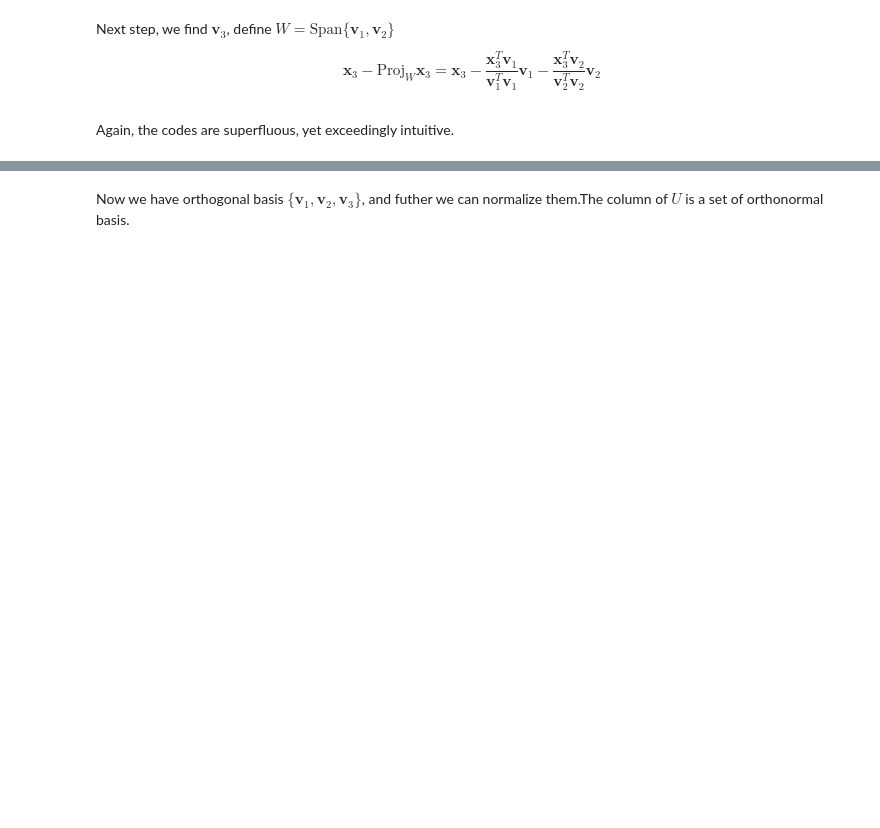
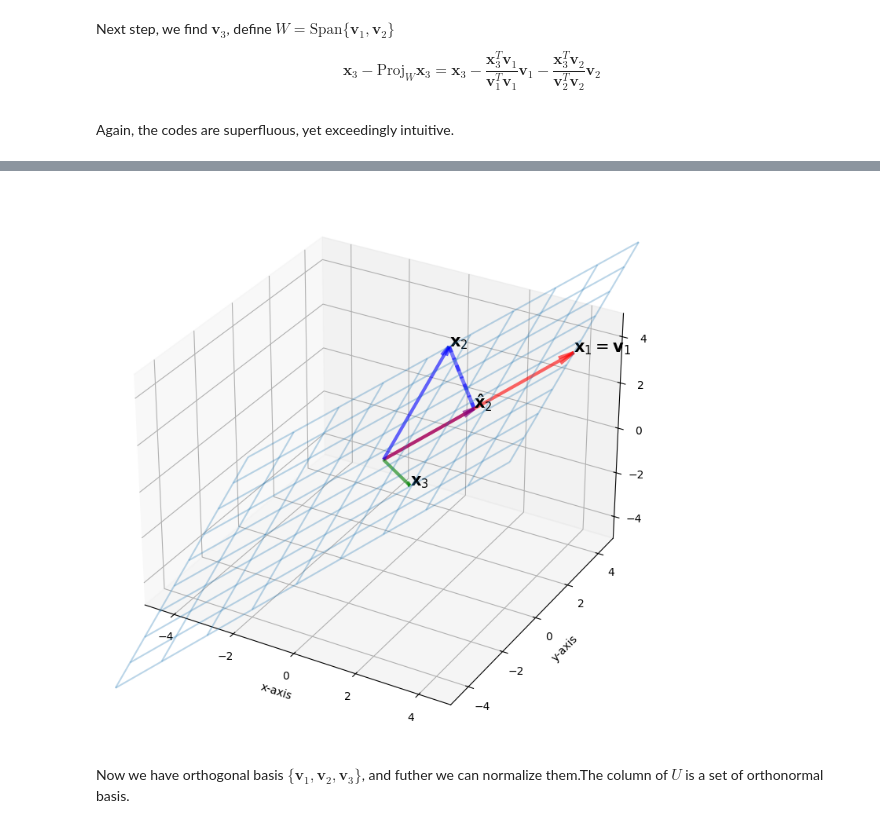
Before and after one commit to weijie-chen/Linear-Algebra-With-Python, a Jupyter notebook: notebooks/Chapter 16 - Gram-Schmidt Process and QR Decomposition.ipynb, the cells around one changed output, grey strips where cells are left out. Drawn from its saved outputs; the diff is of its cells as text; code cells hidden in the pictures; blank space fills up the shorter version.

```diff
--- a/notebooks/Chapter 16 - Gram-Schmidt Process and QR Decomposition.ipynb
+++ b/notebooks/Chapter 16 - Gram-Schmidt Process and QR Decomposition.ipynb
@@ -184,5 +186,5 @@ v3 = x3 - projW_x3; v3
 # %%
-%matplotlib notebook
+
 
 ######################## Subspace W ##############################
 
@@ -198,90 +200,64 @@ X = x1[0] * S + x2[0] * T
 Y = x1[1] * S + x2[1] * T
 Z = x1[2] * S + x2[2] * T
 
-fig = plt.figure(figsize = (9, 9))
+fig = plt.figure(figsize=(9, 9))
 ax = fig.add_subplot(projection='3d')
-ax.plot_wireframe(X, Y, Z, linewidth = 1.5, alpha = .3)
+ax.plot_wireframe(X, Y, Z, linewidth=1.5, alpha=0.3)
 
-############################# x1, x2, v2, alpha*v1 ##############################
+############################# x1, x2, x3, alpha*x1 ##############################
 
 vec = np.array([[0, 0, 0, x1[0], x1[1], x1[2]]])
 X, Y, Z, U, V, W = zip(*vec)
-ax.quiver(X, Y, Z, U, V, W, length=1, normalize=False, color = 'red', alpha = .6,arrow_length_ratio = .08, pivot = 'tail',
-          linestyles = 'solid',linewidths = 3)
+ax.quiver(X, Y, Z, U, V, W, length=1, normalize=False, color='red', alpha=0.6, arrow_length_ratio=0.08, pivot='tail',
+          linestyles='solid', linewidths=3)
 
 vec = np.array([[0, 0, 0, x2[0], x2[1], x2[2]]])
 X, Y, Z, U, V, W = zip(*vec)
-ax.quiver(X, Y, Z, U, V, W, length=1, normalize=False, color = 'red', alpha = .6,arrow_length_ratio = .08, pivot = 'tail',
-          linestyles = 'solid',linewidths = 3)
+ax.quiver(X, Y, Z, U, V, W, length=1, normalize=False, color='blue', alpha=0.6, arrow_length_ratio=0.08, pivot='tail',
+          linestyles='solid', linewidths=3)
 
 vec = np.array([[0, 0, 0, x3[0], x3[1], x3[2]]])
 X, Y, Z, U, V, W = zip(*vec)
-ax.quiver(X, Y, Z, U, V, W, length=1, normalize=False, color = 'red', alpha = .6,arrow_length_ratio = .08, pivot = 'tail',
-          linestyles = 'solid',linewidths = 3)
+ax.quiver(X, Y, Z, U, V, W, length=1, normalize=False, color='green', alpha=0.6, arrow_length_ratio=0.08, pivot='tail',
+          linestyles='solid', linewidths=3)
 
-vec = np.array([[0, 0, 0, v2[0], v2[1], v2[2]]])
-X, Y, Z, U, V, W = zip(*vec)
-ax.quiver(X, Y, Z, U, V, W, length=1, normalize=False, color = 'purple', alpha = .6,arrow_length_ratio = .08, pivot = 'tail',
-          linestyles = 'solid',linewidths = 3)
-
-vec = np.array([[0, 0, 0, projW_x3[0], projW_x3[1], projW_x3[2]]])
-X, Y, Z, U, V, W = zip(*vec)
-ax.quiver(X, Y, Z, U, V, W, length=1, normalize=False, color = 'black', alpha = .6,arrow_length_ratio = .08, pivot = 'tail',
-          linestyles = 'solid',linewidths = 3)
-
-
-
-alpha = (x2@x1)/(x1@x1)
-projW_x2 = np.zeros(3)
-projW_x2[0], projW_x2[1], projW_x2[2] = alpha*x1[0],alpha*x1[1], alpha*x1[2]
+alpha = (x2 @ x1) / (x1 @ x1)
+projW_x2 = alpha * x1
 
 vec = np.array([[0, 0, 0, projW_x2[0], projW_x2[1], projW_x2[2]]])
 X, Y, Z, U, V, W = zip(*vec)
-ax.quiver(X, Y, Z, U, V, W, length=1, normalize=False, color = 'blue', alpha = .6,arrow_length_ratio = .12, pivot = 'tail',
-          linestyles = 'solid',linewidths = 3)
+ax.quiver(X, Y, Z, U, V, W, length=1, normalize=False, color='purple', alpha=0.6, arrow_length_ratio=0.12, pivot='tail',
+          linestyles='solid', linewidths=3)
 
-vec = np.array([[0, 0, 0, v3[0], v3[1], v3[2]]])
-X, Y, Z, U, V, W = zip(*vec)
-ax.quiver(X, Y, Z, U, V, W, length=1, normalize=False, color = 'purple', alpha = .6,arrow_length_ratio = .08, pivot = 'tail',
-          linestyles = 'solid',linewidths = 3)
-
-
-ax.text(x1[0], x1[1], x1[2], '$\mathbf{x}_1 = \mathbf{v}_1 $', size = 15)
-ax.text(x2[0], x2[1], x2[2], '$\mathbf{x}_2$', size = 15)
-ax.text(x3[0], x3[1], x3[2], '$\mathbf{x}_3$', size = 15)
-ax.text(v2[0], v2[1], v2[2], '$\mathbf{v}_2$', size = 15)
-ax.text(v3[0], v3[1], v3[2], '$\mathbf{v}_3$', size = 15)
-ax.text(projW_x3[0], projW_x3[1], projW_x3[2], '$\hat{\mathbf{x}}_3$', size = 15)
-
-ax.text(x=alpha*x1[0], y=alpha*x1[1], z=alpha*x1[2], s = r'$\mathbf{\hat{x}}_2$', size = 15)
+ax.text(x1[0], x1[1], x1[2], r'$\mathbf{x}_1 = \mathbf{v}_1$', size=15)
+ax.text(x2[0], x2[1], x2[2], r'$\mathbf{x}_2$', size=15)
+ax.text(x3[0], x3[1], x3[2], r'$\mathbf{x}_3$', size=15)
+ax.text(projW_x2[0], projW_x2[1], projW_x2[2], r'$\mathbf{\hat{x}}_2$', size=15)
 
 ax.set_xlabel('x-axis')
 ax.set_ylabel('y-axis')
 ax.set_zlabel('z-axis')
 
 ################################# Dashed Line ##################################
 
-point1 = [alpha*x1[0], alpha*x1[1], alpha*x1[2]]
-point2 = [x2[0], x2[1], x2[2]]
+point1 = projW_x2
+point2 = x2
 line1 = np.array([point1, point2])
-ax.plot(line1[:,0], line1[:,1], line1[:, 2], c = 'b', lw = 3.5,alpha =0.5, ls = '--')
+ax.plot(line1[:, 0], line1[:, 1], line1[:, 2], c='b', lw=3.5, alpha=0.5, ls='--')
 
-point1 = [v2[0], v2[1], v2[2]]
-point2 = [x2[0], x2[1], x2[2]]
-line1 = np.array([point1, point2])
-ax.plot(line1[:,0], line1[:,1], line1[:, 2], c = 'b', lw = 3.5,alpha =0.5, ls = '--')
-
-point1 = [projW_x3[0], projW_x3[1], projW_x3[2]]
-point2 = [x3[0], x3[1], x3[2]]
-line1 = np.array([point1, point2])
-ax.plot(line1[:,0], line1[:,1], line1[:, 2], c = 'b', lw = 3.5,alpha =0.5, ls = '--')
-
+point1 = x2
+point2 = projW_x2
+line2 = np.array([point1, point2])
+ax.plot(line2[:, 0], line2[:, 1], line2[:, 2], c='b', lw=3.5, alpha=0.5, ls='--')
 
 ################################ Axes ######################################
 ax.set_xlim3d(-5, 5)
 ax.set_ylim3d(-5, 5)
 ax.set_zlim3d(-5, 5)
+
 plt.show()
+# %% [output]
+[figure, added]
 # %% [markdown]
 Now we have orthogonal basis $\{\mathbf{v}_1, \mathbf{v}_2, \mathbf{v}_3\}$, and futher we can normalize them.The column of $U$ is a set of orthonormal basis.
 # %%
```
Also changed, not shown: parts of 33 cells of this notebook, 10 other files.
